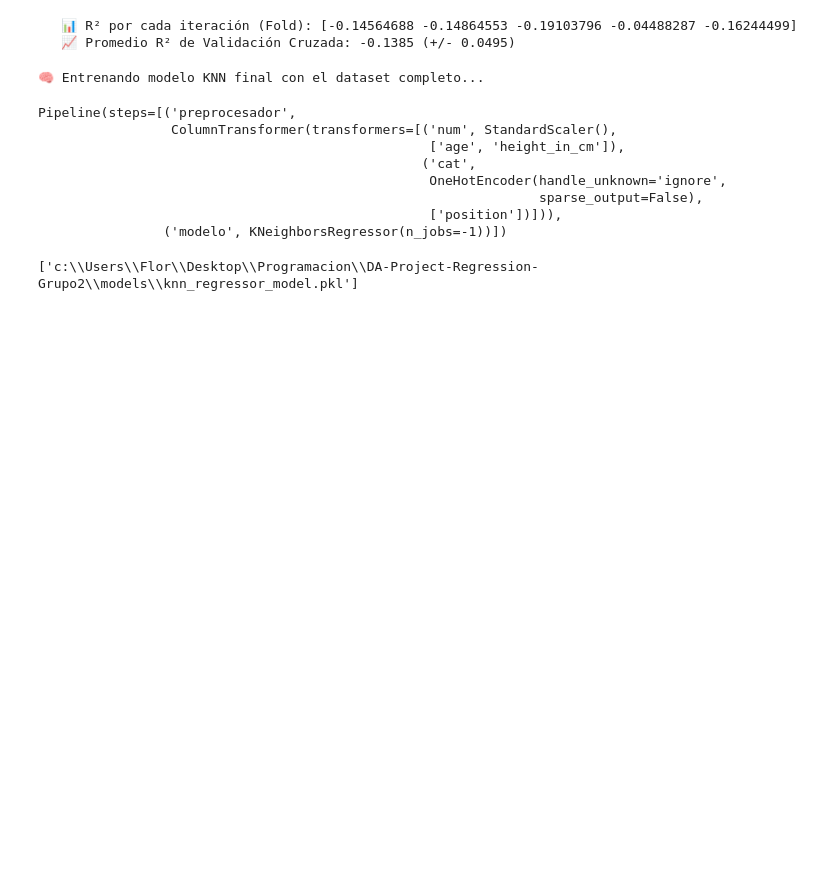
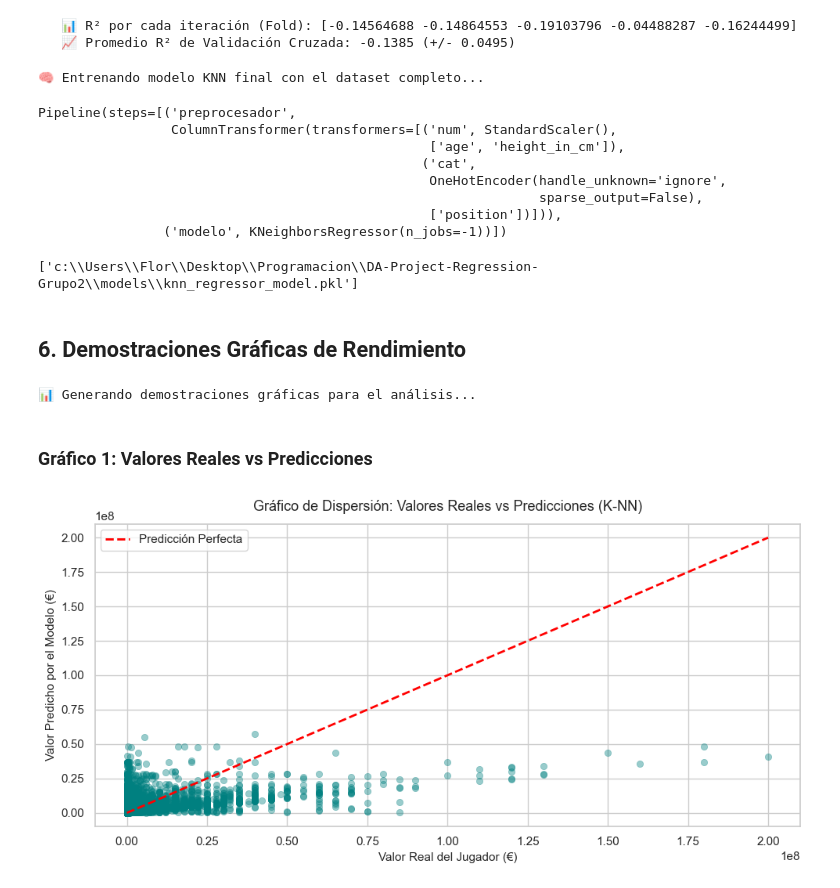
Before and after one commit to Bootcamp-DA-P2/DA-Project-Regression-Grupo2, a Jupyter notebook: notebooks/train_model_KNN.ipynb, the cells around one changed output. Drawn from its saved outputs; the diff is of its cells as text; code cells hidden in the pictures; blank space fills up the shorter version.

Commit message:
feat(train_model_KNN.ipynb) Graphical Performance Demonstrations

```diff
--- a/notebooks/train_model_KNN.ipynb
+++ b/notebooks/train_model_KNN.ipynb
@@ -121,3 +123,34 @@ joblib.dump(pipeline_knn, filename)
 #print(f"   💾 Guardado de forma absoluta en: '{filename}'\n")
 # %% [output]
 ['c:\\Users\\Flor\\Desktop\\Programacion\\DA-Project-Regression-Grupo2\\models\\knn_regressor_model.pkl']
+# %% [markdown]
+## 6. Demostraciones Gráficas de Rendimiento
+# %%
+print("📊 Generando demostraciones gráficas para el análisis...")
+# %% [output]
+📊 Generando demostraciones gráficas para el análisis...
+# %%
+# Realizamos predicciones globales para evaluar visualmente el comportamiento
+y_pred = pipeline_knn.predict(X)
+errores = y - y_pred
+# %%
+# Activamos el estilo visual de seaborn
+sns.set_theme(style="whitegrid")
+# %% [markdown]
+### Gráfico 1: Valores Reales vs Predicciones
+# %%
+plt.figure(figsize=(10, 5))
+sns.scatterplot(x=y, y=y_pred, alpha=0.4, color='teal', edgecolor=None)
+
+# Línea diagonal ideal (Predicción Perfecta)
+max_val = max(max(y), max(y_pred))
+plt.plot([0, max_val], [0, max_val], color='red', linestyle='--', linewidth=2, label='Predicción Perfecta')
+
+plt.title('Gráfico de Dispersión: Valores Reales vs Predicciones (K-NN)', fontsize=13, pad=12)
+plt.xlabel('Valor Real del Jugador (€)', fontsize=11)
+plt.ylabel('Valor Predicho por el Modelo (€)', fontsize=11)
+plt.legend()
+plt.tight_layout()
+plt.show()
+# %% [output]
+[figure, added]
```
Also changed, not shown: parts of 4 cells of this notebook.
